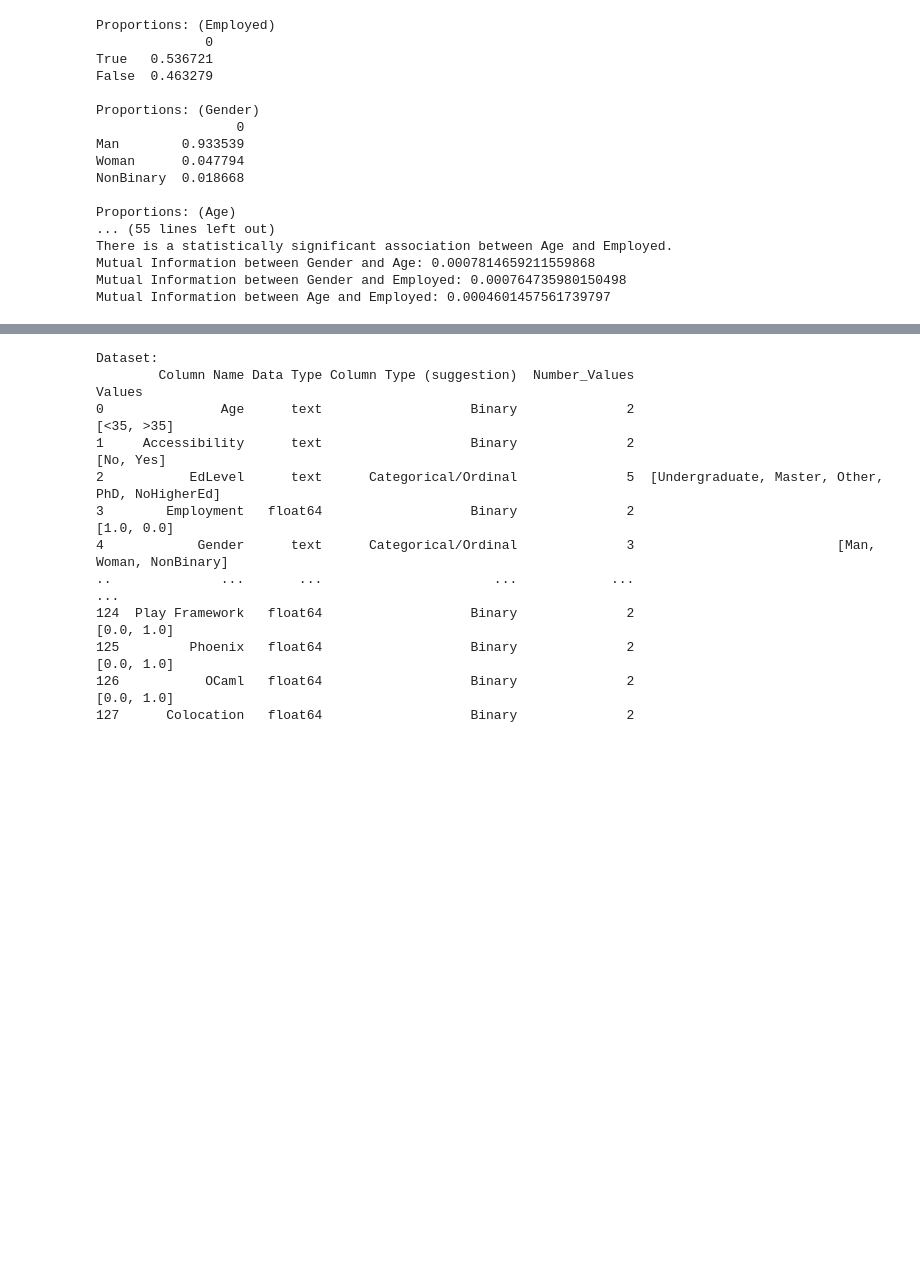
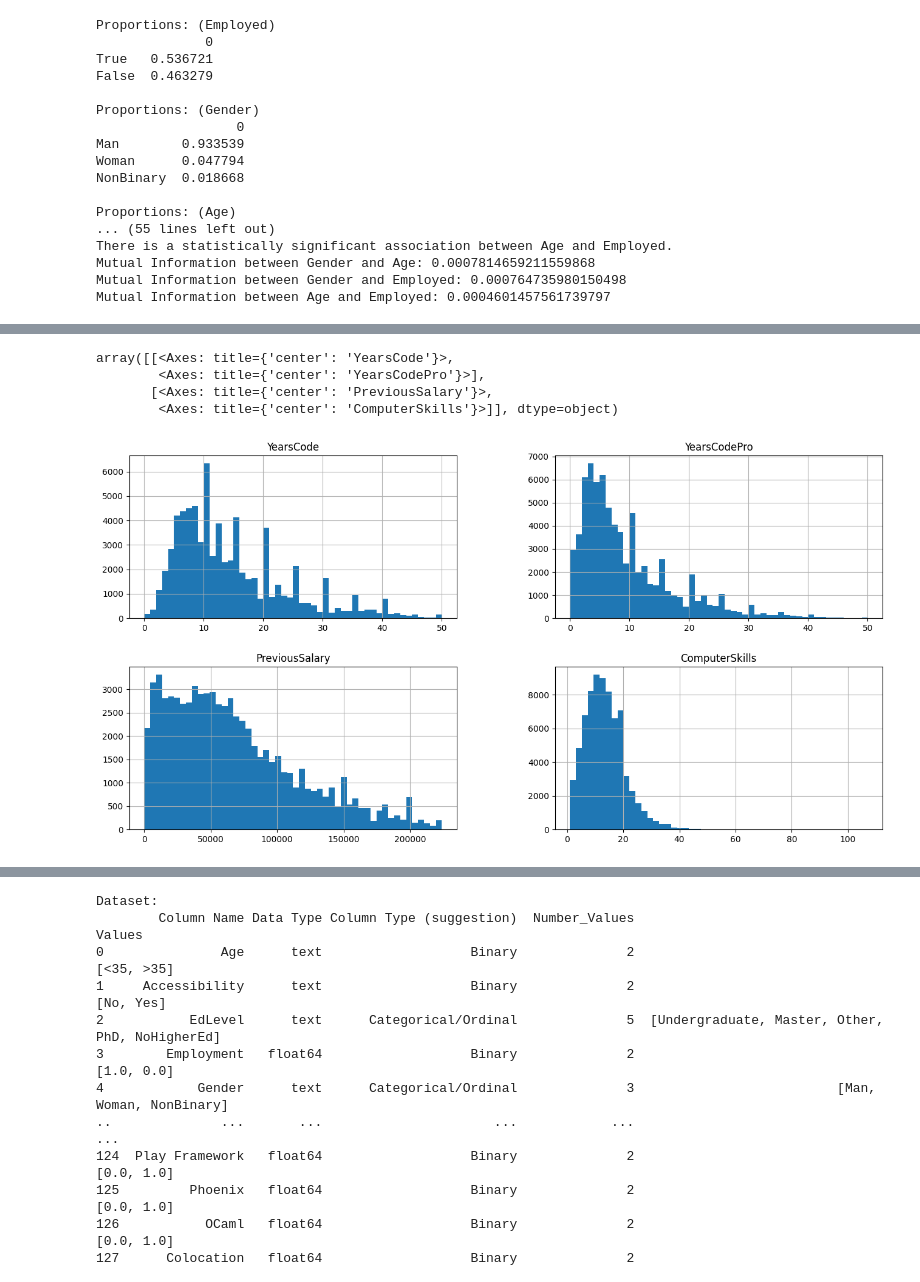
Before and after one commit to ripaez/handsondemo, a Jupyter notebook: aequitas-lib/examples/AEQUITAS_Detection_Mitigation_demo.ipynb, the cells around one changed output, grey strips where cells are left out. Saved outputs shown, nothing was run; the diff lists cells and outputs as text; code cells hidden in the pictures; blank space fills up the shorter version.

Commit message:
Final implementation massaging in new dataset

```diff
--- a/aequitas-lib/examples/AEQUITAS_Detection_Mitigation_demo.ipynb
+++ b/aequitas-lib/examples/AEQUITAS_Detection_Mitigation_demo.ipynb
@@ -113,0 +112,10 @@ ConnectionError: HTTPConnectionPool(host='localhost', port=6060): Max retries ex
+# %%
+## Pushing gaussian distributions before the creation of the objects
+numerical = dataset.select_dtypes('number').iloc[:,1:5]
+numerical.hist(bins=50,figsize=(16,8))
+# %% [output]
+array([[<Axes: title={'center': 'YearsCode'}>,
+        <Axes: title={'center': 'YearsCodePro'}>],
+       [<Axes: title={'center': 'PreviousSalary'}>,
+        <Axes: title={'center': 'ComputerSkills'}>]], dtype=object)
+[figure, added]
```
Also changed, not shown: parts of 14 cells of this notebook, 2 other files.
